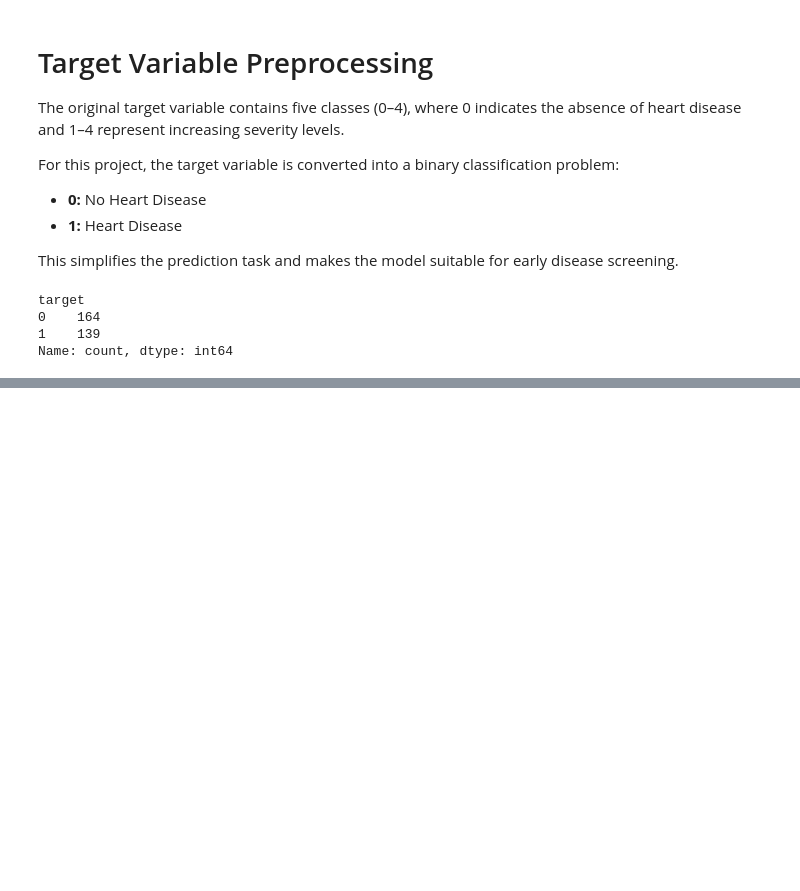
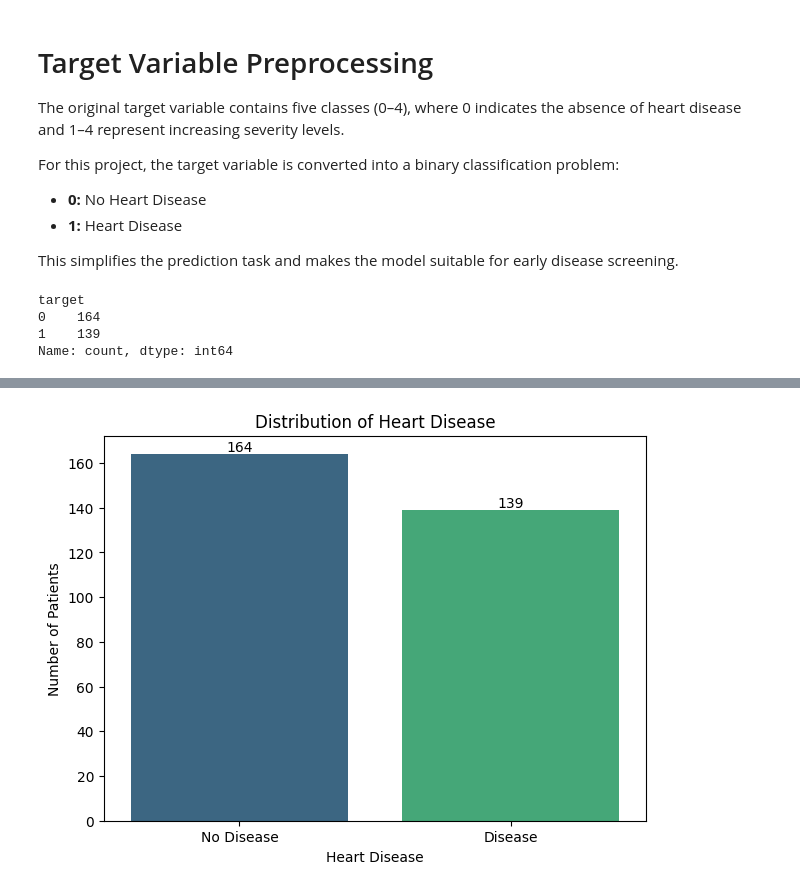
Before and after one commit to Saadiqpr/codealpha_tasks, a Jupyter notebook: Disease_Prediction/Disease_Prediction.ipynb, the cells around one changed output, grey strips where cells are left out. Drawn from its saved outputs; the diff is of its cells as text; code cells hidden in the pictures; blank space fills up the shorter version.

```diff
--- a/Disease_Prediction/Disease_Prediction.ipynb
+++ b/Disease_Prediction/Disease_Prediction.ipynb
@@ -333,0 +336,23 @@ plt.show()
+# %%
+plt.figure(figsize=(7,5))
+
+ax = sns.countplot(
+    data=df,
+    x="target",
+    hue="target",
+    palette="viridis",
+    legend=False
+)
+
+plt.title("Distribution of Heart Disease")
+plt.xlabel("Heart Disease")
+plt.ylabel("Number of Patients")
+plt.xticks([0,1],["No Disease","Disease"])
+
+# Add value labels
+for container in ax.containers:
+    ax.bar_label(container)
+
+plt.show()
+# %% [output]
+[figure, added]
```
Also changed, not shown: parts of 53 cells of this notebook.
